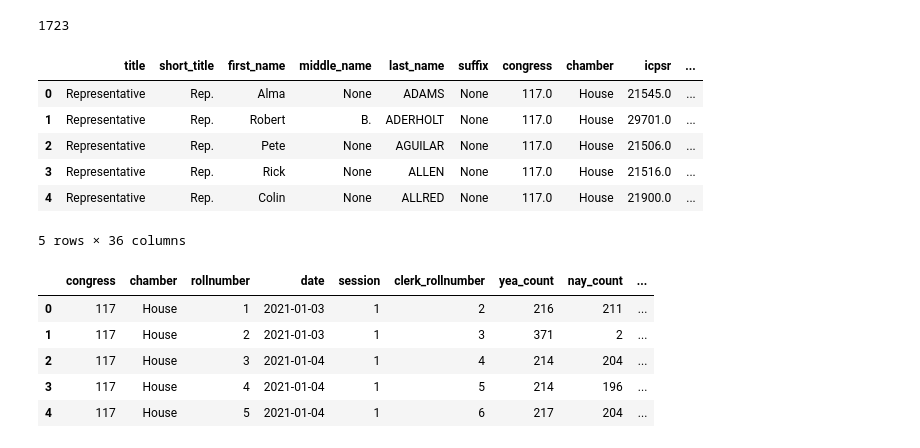
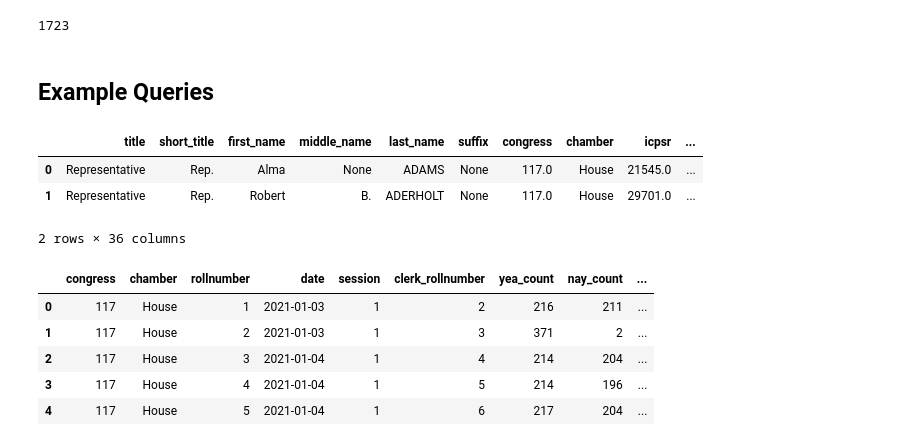
Before and after one commit to LuzMelo/contrans, a Jupyter notebook: app/congress_postgres.ipynb, the cells around one changed output. Drawn from its saved outputs; the diff is of its cells as text; code cells hidden in the pictures.

```diff
--- a/app/congress_postgres.ipynb
+++ b/app/congress_postgres.ipynb
@@ -173,20 +173,21 @@ memvotes_vv.to_sql('member_vote',con = engine, if_exists = 'replace', chunksize
 cvote_vv.to_sql('rollcalls',con = engine, if_exists = 'replace', chunksize = 1000, index = False)
 # %% [output]
 1723
+# %% [markdown]
+## Example Queries
 # %%
 myquery = '''
 SELECT * FROM members
 LIMIT 5
 '''
-pd.read_sql(myquery, con = engine)
+
+rollcall = pd.read_sql(myquery, con=engine)
+rollcall.head(2)
 # %% [output]
 |  | title | short_title | first_name | middle_name | last_name | suffix | congress | chamber | icpsr | ... |
 | 0 | Representative | Rep. | Alma | None | ADAMS | None | 117.0 | House | 21545.0 | ... |
 | 1 | Representative | Rep. | Robert | B. | ADERHOLT | None | 117.0 | House | 29701.0 | ... |
-| 2 | Representative | Rep. | Pete | None | AGUILAR | None | 117.0 | House | 21506.0 | ... |
-| 3 | Representative | Rep. | Rick | None | ALLEN | None | 117.0 | House | 21516.0 | ... |
-| 4 | Representative | Rep. | Colin | None | ALLRED | None | 117.0 | House | 21900.0 | ... |
-5 rows × 36 columns
+2 rows × 36 columns
 # %%
 myquery = '''
 SELECT * FROM rollcalls
```
Also changed, not shown: 6 other files.
